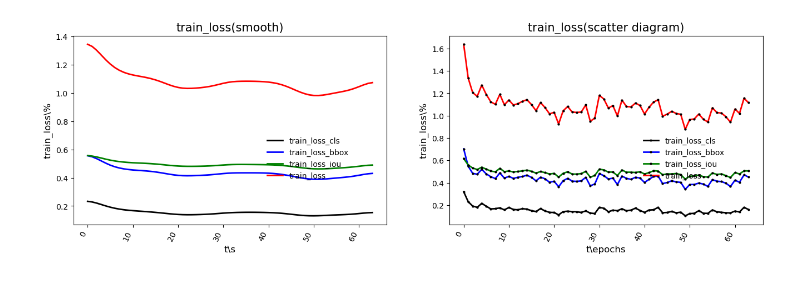
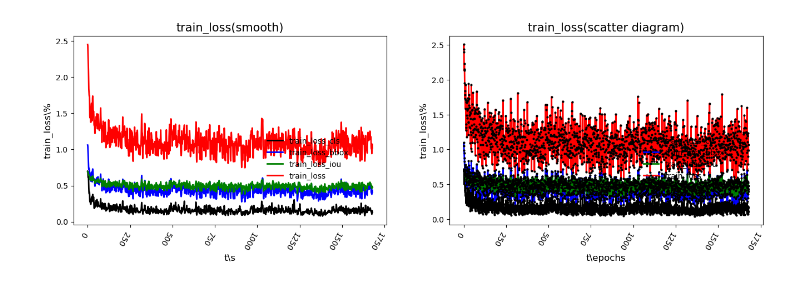
Before and after one commit to guangyid/dlp_hw3, a Jupyter notebook: graph.ipynb, the cells around one changed output. Saved outputs shown, nothing was run; the diff lists cells and outputs as text; code cells hidden in the pictures.

```diff
--- a/graph.ipynb
+++ b/graph.ipynb
@@ -62,6 +63,3 @@ def todf(path,epochs):
 
     df_train = pd.DataFrame((zip(range(epochs),train_loss_cls, train_loss_bbox,train_loss_iou,train_loss)), columns = ['epoch','train_loss_cls','train_loss_bbox', "train_loss_iou",'train_loss'])
     return df_train
-# %%
-df_train= todf("D:\\hgy\\cv\\reproduct_loss_65epochs.log",65)
-print(df_train)
@@ -82,0 +66,26 @@ print(df_train)
+# %%
+def todf_item(path):
+    train_loss_cls = []
+    train_loss_bbox = []
+    train_loss_iou = []
+    train_loss = []
+    item = 0
+    with open(path,'r') as f:
+        line = f.readline()
+        while line:
+            if re.findall("Epoch \[",line):
+                number = [float(i) for i in re.findall(re.compile('[0-9.e+-]+'),line) if  (i != 'e') and not(('-' in i) and ('e' not in i ))]
+                # print (number)
+                train_loss.append(number[-1])
+                train_loss_iou.append(number[-2])
+                train_loss_bbox.append(number[-3])
+                train_loss_cls.append(number[-4])
+                item += 1
+            line = f.readline()
+
+    df_train = pd.DataFrame((zip(range(item),train_loss_cls, train_loss_bbox,train_loss_iou,train_loss)), columns = ['epoch','train_loss_cls','train_loss_bbox', "train_loss_iou",'train_loss'])
+    return df_train
+# %%
+# df_train= todf("reproduce_e105.log",105)
+df_train= todf_item("reproduce_e105.log")
+print(df_train)
@@ -91,7 +115,7 @@ def image(plt,df,name,epoch,smooth,color,label):
                 plt.subplot(1,2,1)
         if smooth !=0:
                 if smooth == -1:
-                        sigma = 3
+                        sigma = 1
                 else:
                         sigma = smooth
                 y_smoothed = gaussian_filter1d(df[name][:epoch], sigma=sigma)
@@ -124,32 +148,32 @@ def image(plt,df,name,epoch,smooth,color,label):
                         )
                 plt.xlabel('t\epochs',size = 12)
                 plt.ylabel(name+"\%",size =12)
                 plt.legend(loc=4, edgecolor='w', framealpha=0, ncol=1, bbox_to_anchor=(0.9,0.2))
                 plt.grid()
                 plt.title(name+"(scatter diagram)",size=15)
                 fig.autofmt_xdate(rotation = epoch)
         return
 
 def plt_image(name,epoch,smooth,save):
         global plt
         image(plt,df_train,"train_loss_cls",epoch,smooth,'black',"train_loss_cls")
         image(plt,df_train,'train_loss_bbox',epoch,smooth,'blue',"train_loss_bbox")
         image(plt,df_train, "train_loss_iou",epoch,smooth,'green',"train_loss_iou")
         image(plt,df_train, "train_loss",epoch,smooth,'red',"train_loss")
         plt.show()
         if save:
                 pass
                 # fig.savefig(r'image/'+'resnet50'+name, dpi=300, bbox_inches='tight')
         return
 '''
 name:df中要作图的指标'train_loss','train_acc1', "train_acc5",'val_loss','val_acc1', 'val_acc5',"f1_score"
 epoch：画到第几轮时的数据
 smooth：是否需要平滑化
         0：不需
         >0：需,且该数为平滑化sigma程度
         -1：散点图和平滑化后的图都留下,default sigma=5
 save:是否保存
 '''
-plt_image("train_loss_cls",64,-1,1)
+plt_image("train_loss_cls",1680,-1,1)
 # %% [output]
-[figure, old version]
+[figure, new version]
```
Also changed, not shown: parts of 3 cells of this notebook, 7 other files.
